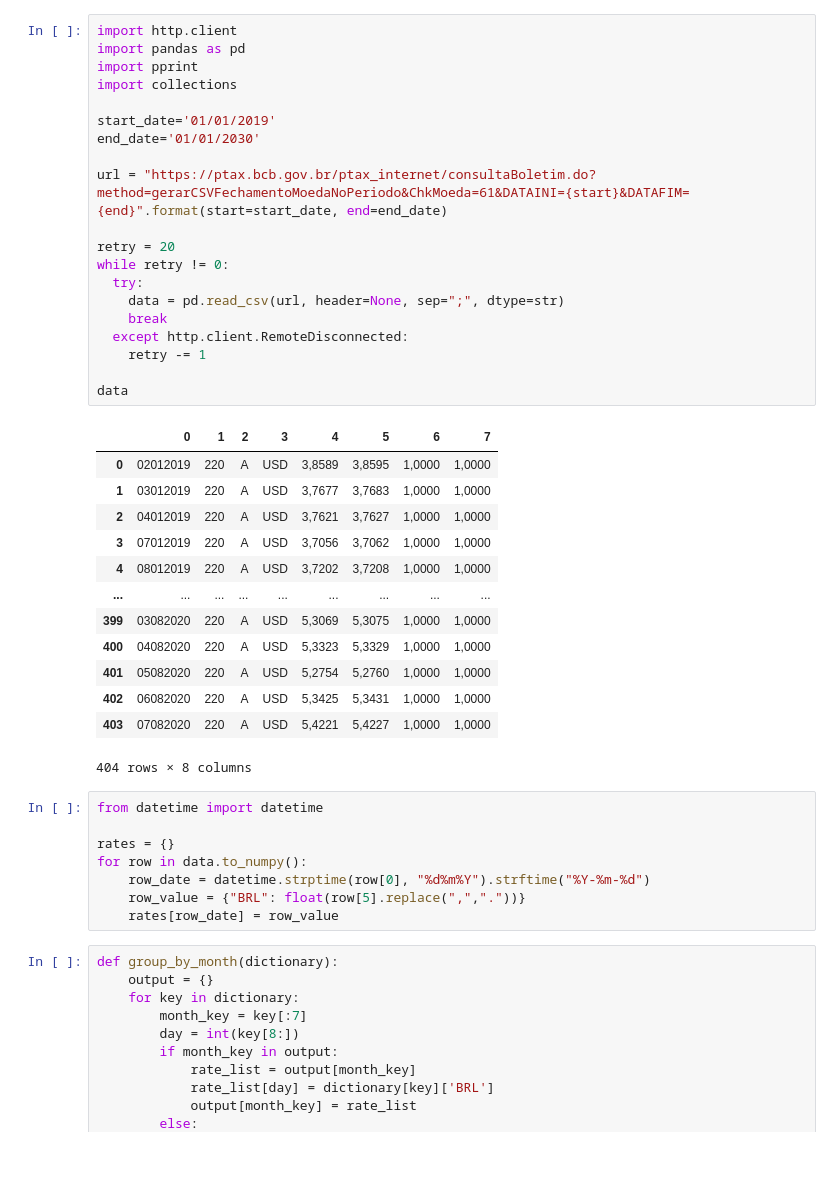
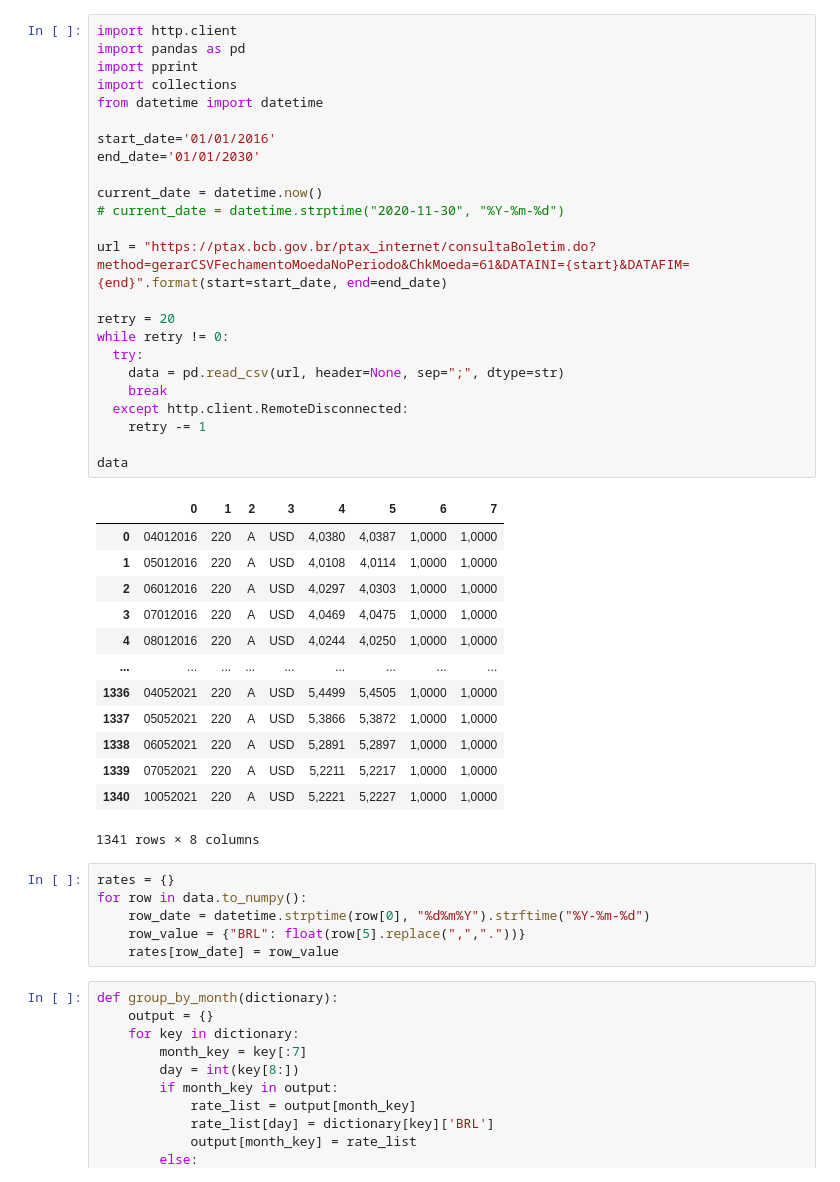
Before and after one commit to marciogranzotto/notebooks, a Jupyter notebook: Dolar.ipynb, the cells around one changed output. Saved outputs shown, nothing was run; the diff lists cells and outputs as text.

```diff
--- a/Dolar.ipynb
+++ b/Dolar.ipynb
@@ -1,40 +1,42 @@
 # %%
 import http.client
 import pandas as pd
 import pprint
 import collections
+from datetime import datetime
 
-start_date='01/01/2019'
+start_date='01/01/2016'
 end_date='01/01/2030'
+
+current_date = datetime.now()
+# current_date = datetime.strptime("2020-11-30", "%Y-%m-%d")
 
 url = "https://ptax.bcb.gov.br/ptax_internet/consultaBoletim.do?method=gerarCSVFechamentoMoedaNoPeriodo&ChkMoeda=61&DATAINI={start}&DATAFIM={end}".format(start=start_date, end=end_date)
 
 retry = 20
 while retry != 0:
   try:
     data = pd.read_csv(url, header=None, sep=";", dtype=str)
     break
   except http.client.RemoteDisconnected:
     retry -= 1
 
 data
 # %% [output]
 |  | 0 | 1 | 2 | 3 | 4 | 5 | 6 | 7 |
-| 0 | 02012019 | 220 | A | USD | 3,8589 | 3,8595 | 1,0000 | 1,0000 |
-| 1 | 03012019 | 220 | A | USD | 3,7677 | 3,7683 | 1,0000 | 1,0000 |
-| 2 | 04012019 | 220 | A | USD | 3,7621 | 3,7627 | 1,0000 | 1,0000 |
-| 3 | 07012019 | 220 | A | USD | 3,7056 | 3,7062 | 1,0000 | 1,0000 |
-| 4 | 08012019 | 220 | A | USD | 3,7202 | 3,7208 | 1,0000 | 1,0000 |
+| 0 | 04012016 | 220 | A | USD | 4,0380 | 4,0387 | 1,0000 | 1,0000 |
+| 1 | 05012016 | 220 | A | USD | 4,0108 | 4,0114 | 1,0000 | 1,0000 |
+| 2 | 06012016 | 220 | A | USD | 4,0297 | 4,0303 | 1,0000 | 1,0000 |
+| 3 | 07012016 | 220 | A | USD | 4,0469 | 4,0475 | 1,0000 | 1,0000 |
+| 4 | 08012016 | 220 | A | USD | 4,0244 | 4,0250 | 1,0000 | 1,0000 |
 | ... | ... | ... | ... | ... | ... | ... | ... | ... |
-| 399 | 03082020 | 220 | A | USD | 5,3069 | 5,3075 | 1,0000 | 1,0000 |
-| 400 | 04082020 | 220 | A | USD | 5,3323 | 5,3329 | 1,0000 | 1,0000 |
-| 401 | 05082020 | 220 | A | USD | 5,2754 | 5,2760 | 1,0000 | 1,0000 |
-| 402 | 06082020 | 220 | A | USD | 5,3425 | 5,3431 | 1,0000 | 1,0000 |
-| 403 | 07082020 | 220 | A | USD | 5,4221 | 5,4227 | 1,0000 | 1,0000 |
+| 1336 | 04052021 | 220 | A | USD | 5,4499 | 5,4505 | 1,0000 | 1,0000 |
+| 1337 | 05052021 | 220 | A | USD | 5,3866 | 5,3872 | 1,0000 | 1,0000 |
+| 1338 | 06052021 | 220 | A | USD | 5,2891 | 5,2897 | 1,0000 | 1,0000 |
+| 1339 | 07052021 | 220 | A | USD | 5,2211 | 5,2217 | 1,0000 | 1,0000 |
+| 1340 | 10052021 | 220 | A | USD | 5,2221 | 5,2227 | 1,0000 | 1,0000 |
-404 rows × 8 columns
+1341 rows × 8 columns
 # %%
-from datetime import datetime
-
 rates = {}
 for row in data.to_numpy():
     row_date = datetime.strptime(row[0], "%d%m%Y").strftime("%Y-%m-%d")
```
Also changed, not shown: parts of 9 cells of this notebook.
